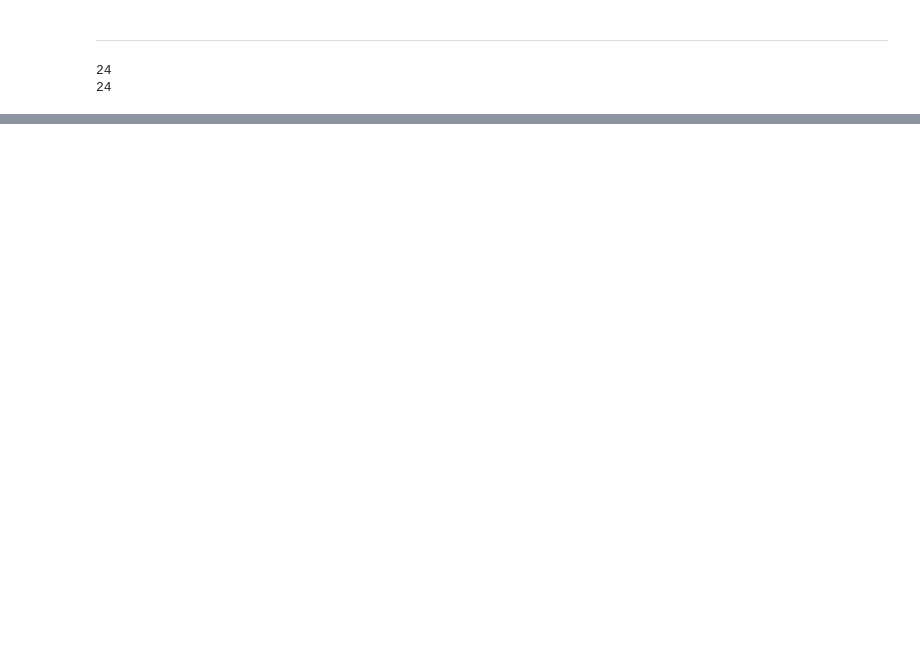
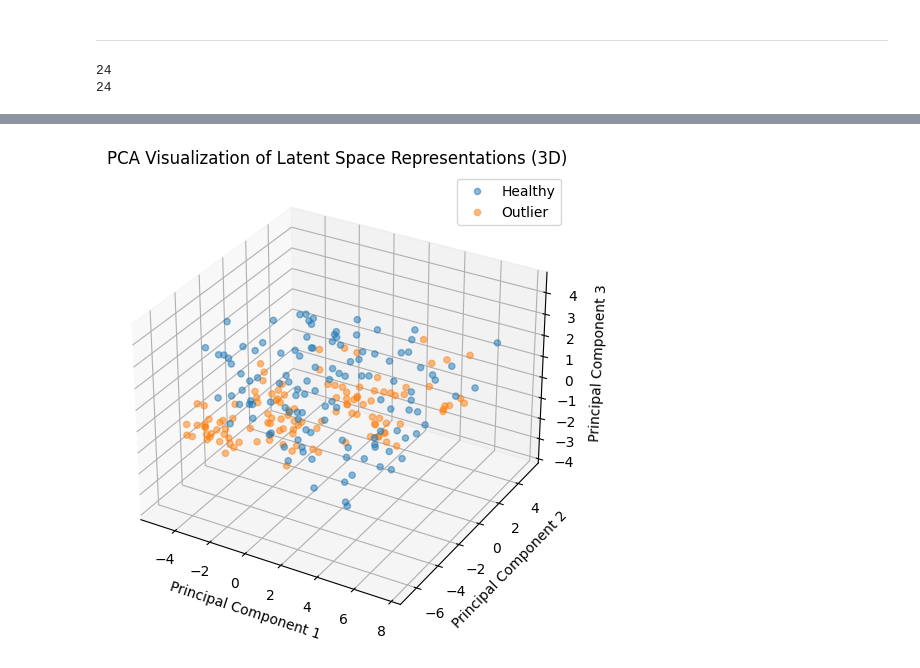
Before and after one commit to jukobo/JK_bachelor, a Jupyter notebook: OutlierDetection/evaluation K.ipynb, the cells around one changed output, grey strips where cells are left out. Cells and saved outputs as stored; diff of their text form; code cells hidden in the pictures; blank space fills up the shorter version.

```diff
--- a/OutlierDetection/evaluation K.ipynb
+++ b/OutlierDetection/evaluation K.ipynb
@@ -188,0 +194,29 @@ plt.show()
+# %%
+from mpl_toolkits.mplot3d import Axes3D
+
+# Perform PCA with 3 components
+pca = PCA(n_components=3)
+pca.fit(latent_representations_healthy_flat)
+
+# Transform both healthy and outlier latent representations using the PCA model
+latent_healthy_pca = pca.transform(latent_representations_healthy_flat)
+latent_outlier_pca = pca.transform(latent_representations_outlier_flat)
+
+# Visualize transformed representations in a 3D plot
+fig = plt.figure(figsize=(10, 6))
+ax = fig.add_subplot(111, projection='3d')
+
+# Plot healthy data
+ax.scatter(latent_healthy_pca[:, 0], latent_healthy_pca[:, 1], latent_healthy_pca[:, 2], label='Healthy', alpha=0.5)
+
+# Plot outlier data
+ax.scatter(latent_outlier_pca[:, 0], latent_outlier_pca[:, 1], latent_outlier_pca[:, 2], label='Outlier', alpha=0.5)
+
+ax.set_title('PCA Visualization of Latent Space Representations (3D)')
+ax.set_xlabel('Principal Component 1')
+ax.set_ylabel('Principal Component 2')
+ax.set_zlabel('Principal Component 3')
+ax.legend()
+plt.show()
+# %% [output]
+[figure, added]
```
Also changed, not shown: parts of 6 cells of this notebook.
